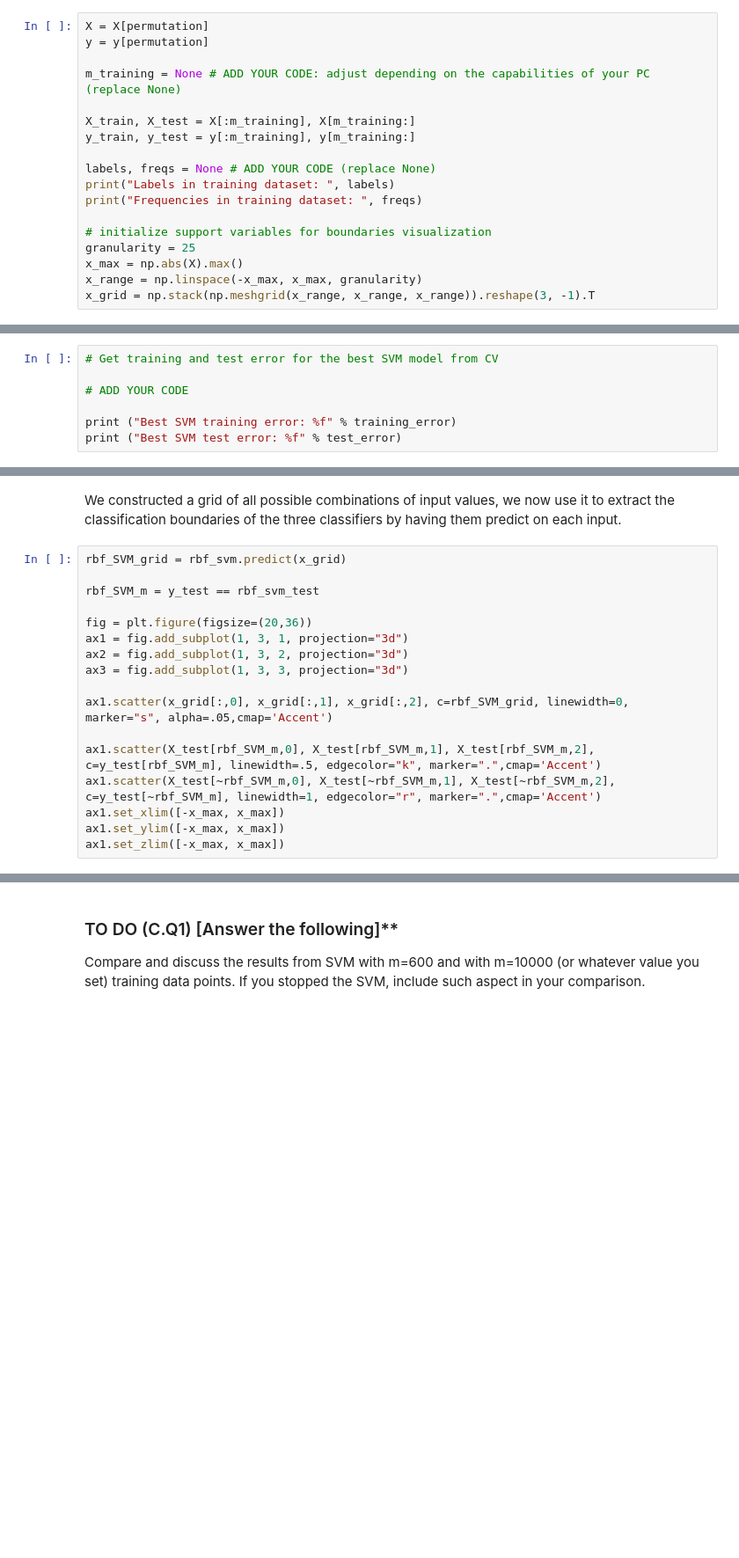
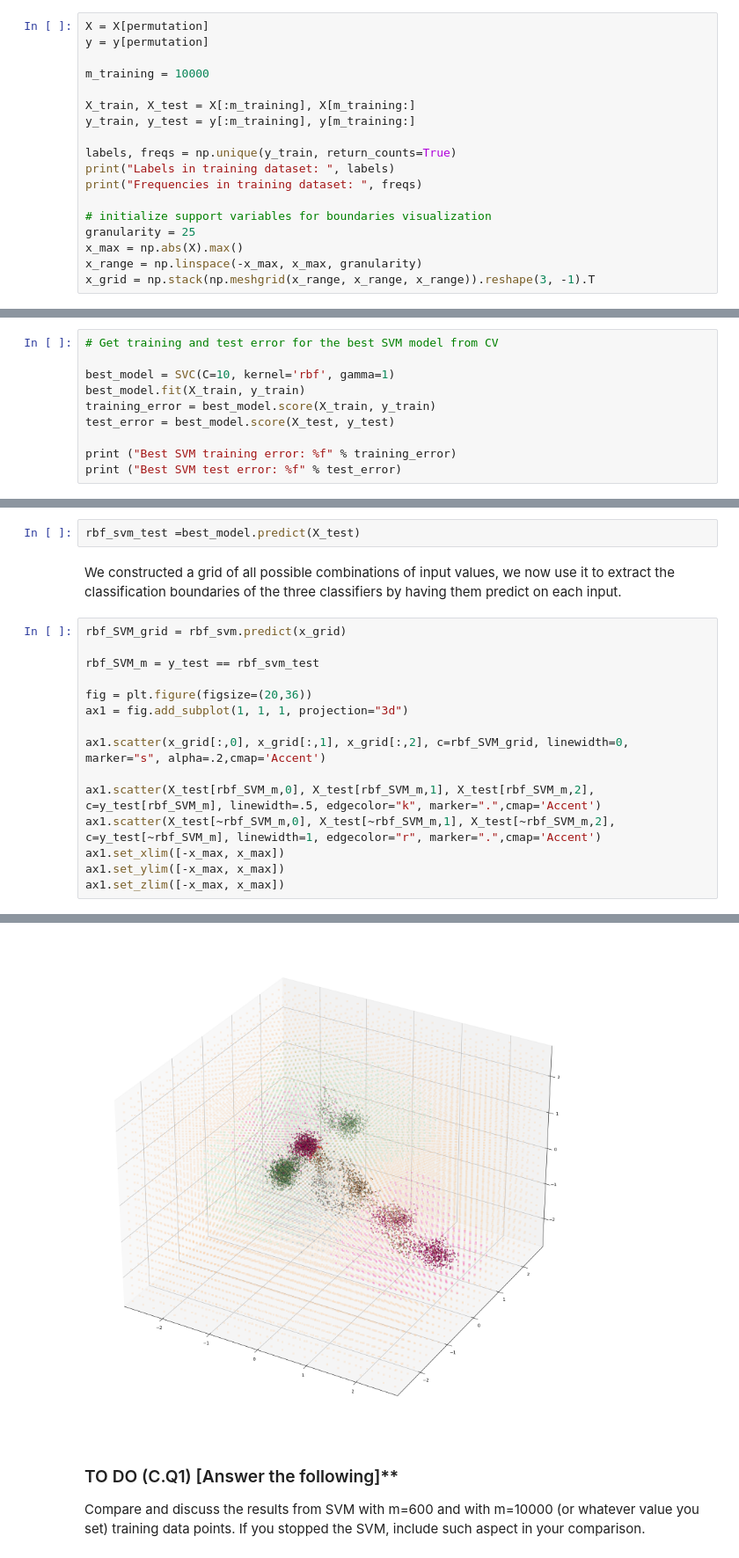
Before and after one commit to EmanueleCoradin/Machine-Learning, a Jupyter notebook: lab02/assignment_lab02.ipynb, the cells around one changed output, grey strips where cells are left out. Shown at 88% size. Drawn from its saved outputs; the diff is of its cells as text; blank space fills up the shorter version.

```diff
--- a/lab02/assignment_lab02.ipynb
+++ b/lab02/assignment_lab02.ipynb
@@ -419,12 +427,12 @@ Choose a higher number of data points (e.g. x = 10000) for training data dependi
 X = X[permutation]
 y = y[permutation]
 
-m_training = None # ADD YOUR CODE: adjust depending on the capabilities of your PC (replace None)
+m_training = 10000
 
 X_train, X_test = X[:m_training], X[m_training:]
 y_train, y_test = y[:m_training], y[m_training:]
 
-labels, freqs = None # ADD YOUR CODE (replace None)
+labels, freqs = np.unique(y_train, return_counts=True)
 print("Labels in training dataset: ", labels)
 print("Frequencies in training dataset: ", freqs)
 
@@ -440,7 +451,10 @@ Let's try to use SVM with parameters obtained from the best model for $m_{traini
 # %%
 # Get training and test error for the best SVM model from CV
 
-# ADD YOUR CODE
+best_model = SVC(C=10, kernel='rbf', gamma=1)
+best_model.fit(X_train, y_train)
+training_error = best_model.score(X_train, y_train)
+test_error = best_model.score(X_test, y_test)
 
 print ("Best SVM training error: %f" % training_error)
 print ("Best SVM test error: %f" % test_error)
@@ -457,3 +472,5 @@ rbf_svm_test = None # ADD YOUR CODE (replace None)
+# %%
+rbf_svm_test =best_model.predict(X_test)
 # %% [markdown]
 We constructed a grid of all possible combinations of input values, we now use it to extract the classification boundaries of the three classifiers by having them predict on each input.
 # %%
@@ -462,14 +479,13 @@ rbf_SVM_grid = rbf_svm.predict(x_grid)
 rbf_SVM_m = y_test == rbf_svm_test
 
 fig = plt.figure(figsize=(20,36))
-ax1 = fig.add_subplot(1, 3, 1, projection="3d")
-ax2 = fig.add_subplot(1, 3, 2, projection="3d")
-ax3 = fig.add_subplot(1, 3, 3, projection="3d")
+ax1 = fig.add_subplot(1, 1, 1, projection="3d")
 
-ax1.scatter(x_grid[:,0], x_grid[:,1], x_grid[:,2], c=rbf_SVM_grid, linewidth=0, marker="s", alpha=.05,cmap='Accent')
+ax1.scatter(x_grid[:,0], x_grid[:,1], x_grid[:,2], c=rbf_SVM_grid, linewidth=0, marker="s", alpha=.2,cmap='Accent')
 
 ax1.scatter(X_test[rbf_SVM_m,0], X_test[rbf_SVM_m,1], X_test[rbf_SVM_m,2], c=y_test[rbf_SVM_m], linewidth=.5, edgecolor="k", marker=".",cmap='Accent')
 ax1.scatter(X_test[~rbf_SVM_m,0], X_test[~rbf_SVM_m,1], X_test[~rbf_SVM_m,2], c=y_test[~rbf_SVM_m], linewidth=1, edgecolor="r", marker=".",cmap='Accent')
 ax1.set_xlim([-x_max, x_max])
 ax1.set_ylim([-x_max, x_max])
 ax1.set_zlim([-x_max, x_max])
+# %% [output]
@@ -476,3 +493,4 @@ ax1.set_zlim([-x_max, x_max])
+[figure, added]
 # %% [markdown]
 ### TO DO (C.Q1) [Answer the following]**
 
```
Also changed, not shown: parts of 10 cells of this notebook.
